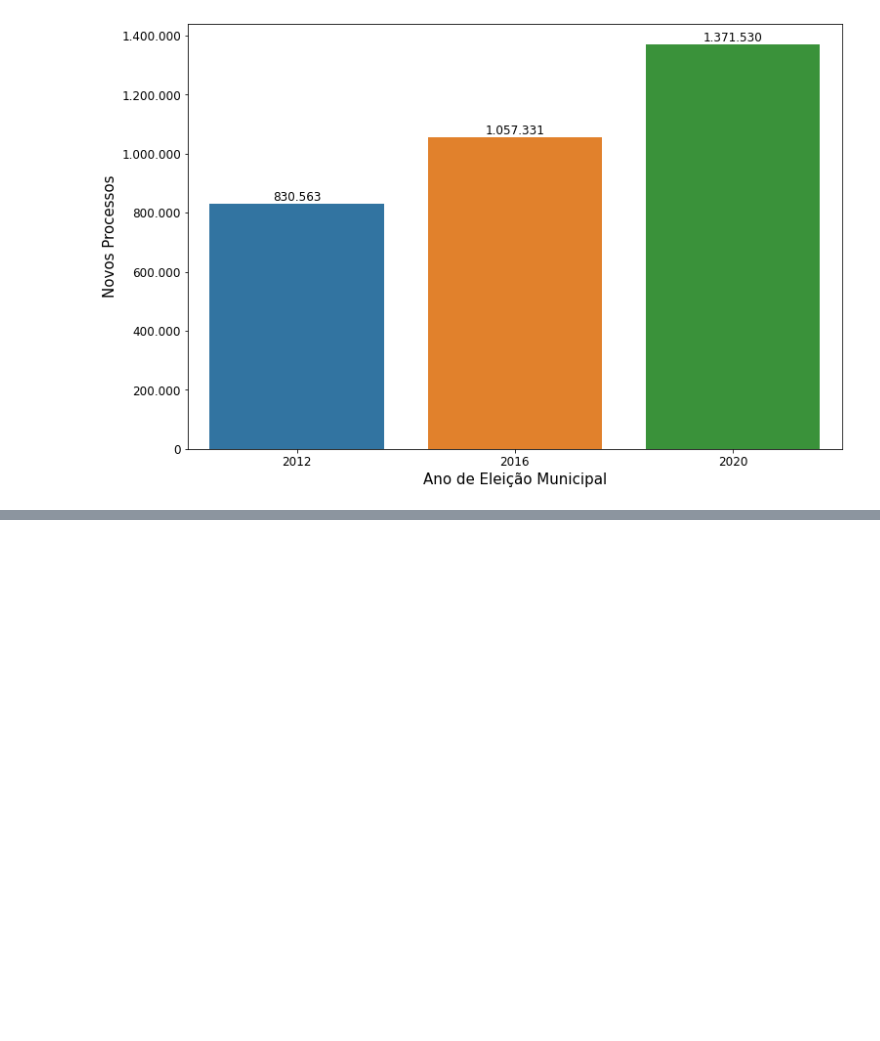
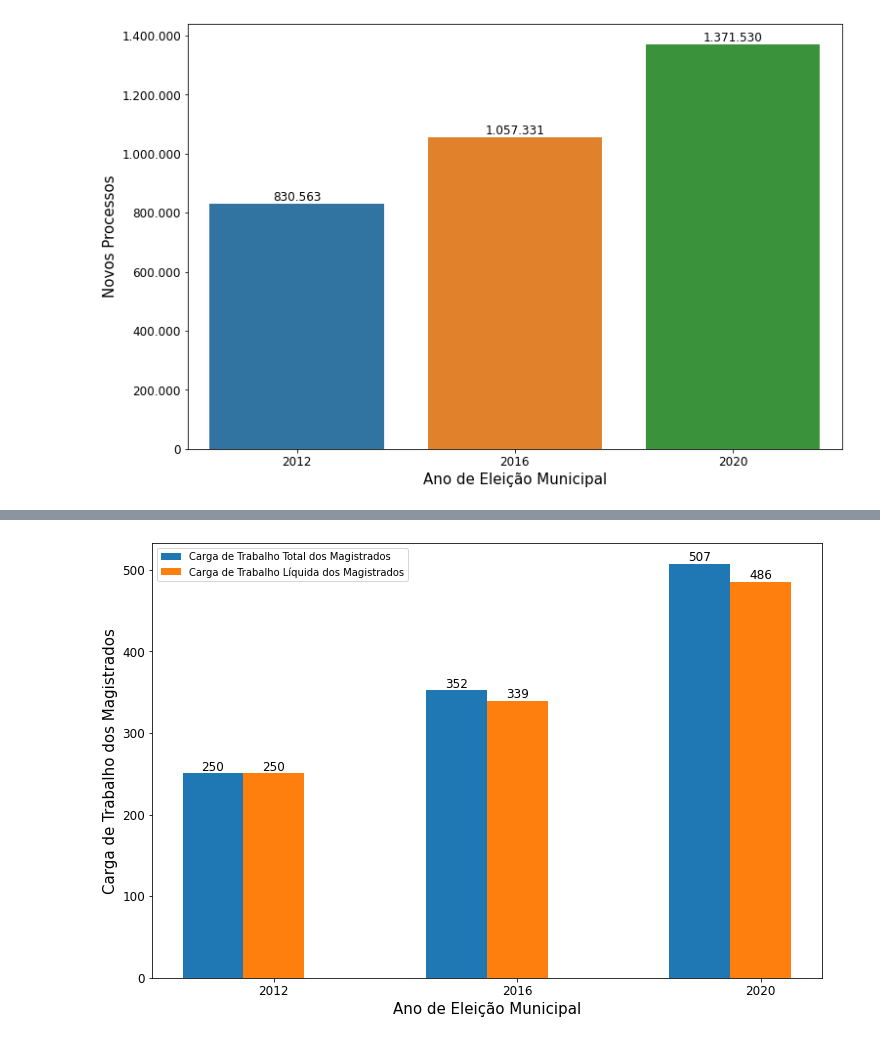
Before and after one commit to fabianumfalco/brazilian-electoral-justice-in-numbers, a Jupyter notebook: EDA_br_electoral_JusticeNumbers.ipynb, the cells around one changed output, grey strips where cells are left out. Cells and saved outputs as stored; diff of their text form; code cells hidden in the pictures; blank space fills up the shorter version.

```diff
--- a/EDA_br_electoral_JusticeNumbers.ipynb
+++ b/EDA_br_electoral_JusticeNumbers.ipynb
@@ -307,0 +363,39 @@ plt.show()
+# %%
+fig,ax = plt.subplots(figsize =(12, 8))
+barWidth = 0.25
+
+# Set position of bar on X axis
+br1 = np.arange(len(municipal_election_JN_sum.index))
+br2 = [x + barWidth for x in br1]
+
+plt.bar(br1, municipal_election_JN_sum.K,width = barWidth, label='Carga de Trabalho Total dos Magistrados')
+plt.bar(br2, municipal_election_JN_sum.KL,width = barWidth,label='Carga de Trabalho Líquida dos Magistrados')
+
+plt.xticks([r + barWidth for r in range(len(municipal_election_JN_sum.index))],
+        ['2012', '2016', '2020'])
+
+
+# displays the data values in the graph
+ax.bar_label(ax.containers[0],labels=[f'{x:,.0f}'.replace(',','.') for x in ax.containers[0].datavalues],
+                size=12)
+ax.bar_label(ax.containers[1],labels=[f'{x:,.0f}'.replace(',','.') for x in ax.containers[1].datavalues],
+                size=12)
+
+# Setting the x-acis label and its size
+plt.xlabel("Ano de Eleição Municipal", size=15)
+# changing the fontsize of xticks
+plt.xticks(fontsize=12)
+
+# Setting the y-axis label and its size
+plt.ylabel("Carga de Trabalho dos Magistrados",size=15)
+# changing the fontsize of yticks
+plt.yticks(fontsize=12)
+
+plt.savefig("workload_agistrates_municipal_elections.jpg",transparent = False)
+
+# plt.legend(loc="best")
+plt.legend()
+
+plt.show()
+# %% [output]
+[figure, added]
```
Also changed, not shown: parts of 14 cells of this notebook, 5 other files.
